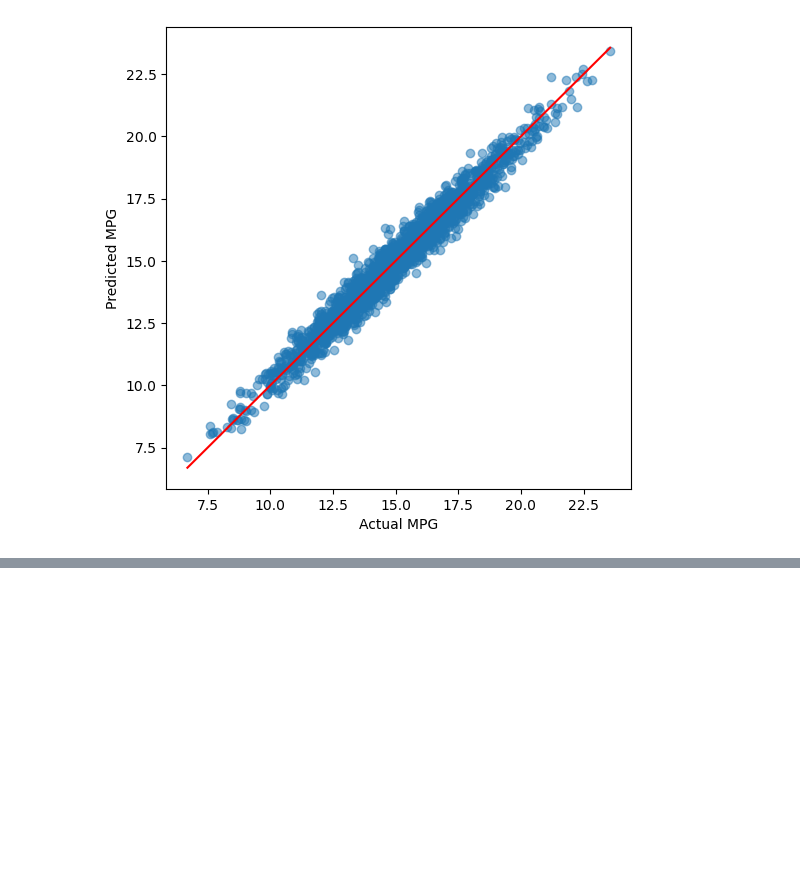
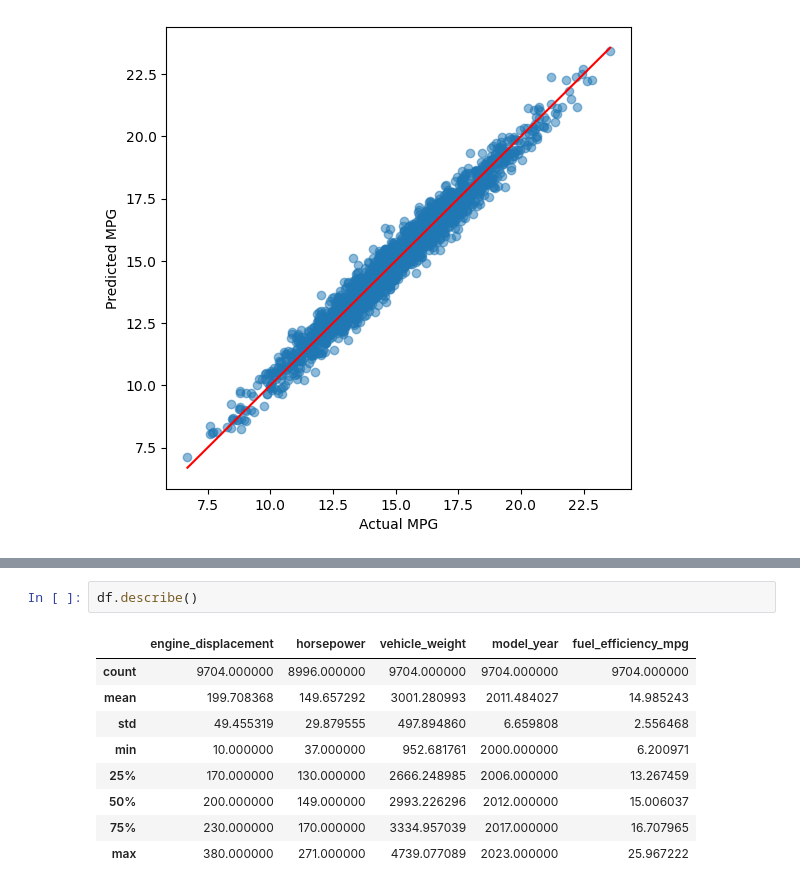
Before and after one commit to rayanahmax/Machine-Learning, a Jupyter notebook: Projects/fuel_efficiency.ipynb, the cells around one changed output, grey strips where cells are left out. Drawn from its saved outputs; the diff is of its cells as text; blank space fills up the shorter version.

```diff
--- a/Projects/fuel_efficiency.ipynb
+++ b/Projects/fuel_efficiency.ipynb
@@ -223,0 +398,12 @@ plt.show()
+# %%
+df.describe()
+# %% [output]
+|  | engine_displacement | horsepower | vehicle_weight | model_year | fuel_efficiency_mpg |
+| count | 9704.000000 | 8996.000000 | 9704.000000 | 9704.000000 | 9704.000000 |
+| mean | 199.708368 | 149.657292 | 3001.280993 | 2011.484027 | 14.985243 |
+| std | 49.455319 | 29.879555 | 497.894860 | 6.659808 | 2.556468 |
+| min | 10.000000 | 37.000000 | 952.681761 | 2000.000000 | 6.200971 |
+| 25% | 170.000000 | 130.000000 | 2666.248985 | 2006.000000 | 13.267459 |
+| 50% | 200.000000 | 149.000000 | 2993.226296 | 2012.000000 | 15.006037 |
+| 75% | 230.000000 | 170.000000 | 3334.957039 | 2017.000000 | 16.707965 |
+| max | 380.000000 | 271.000000 | 4739.077089 | 2023.000000 | 25.967222 |
```
Also changed, not shown: parts of 15 cells of this notebook.
